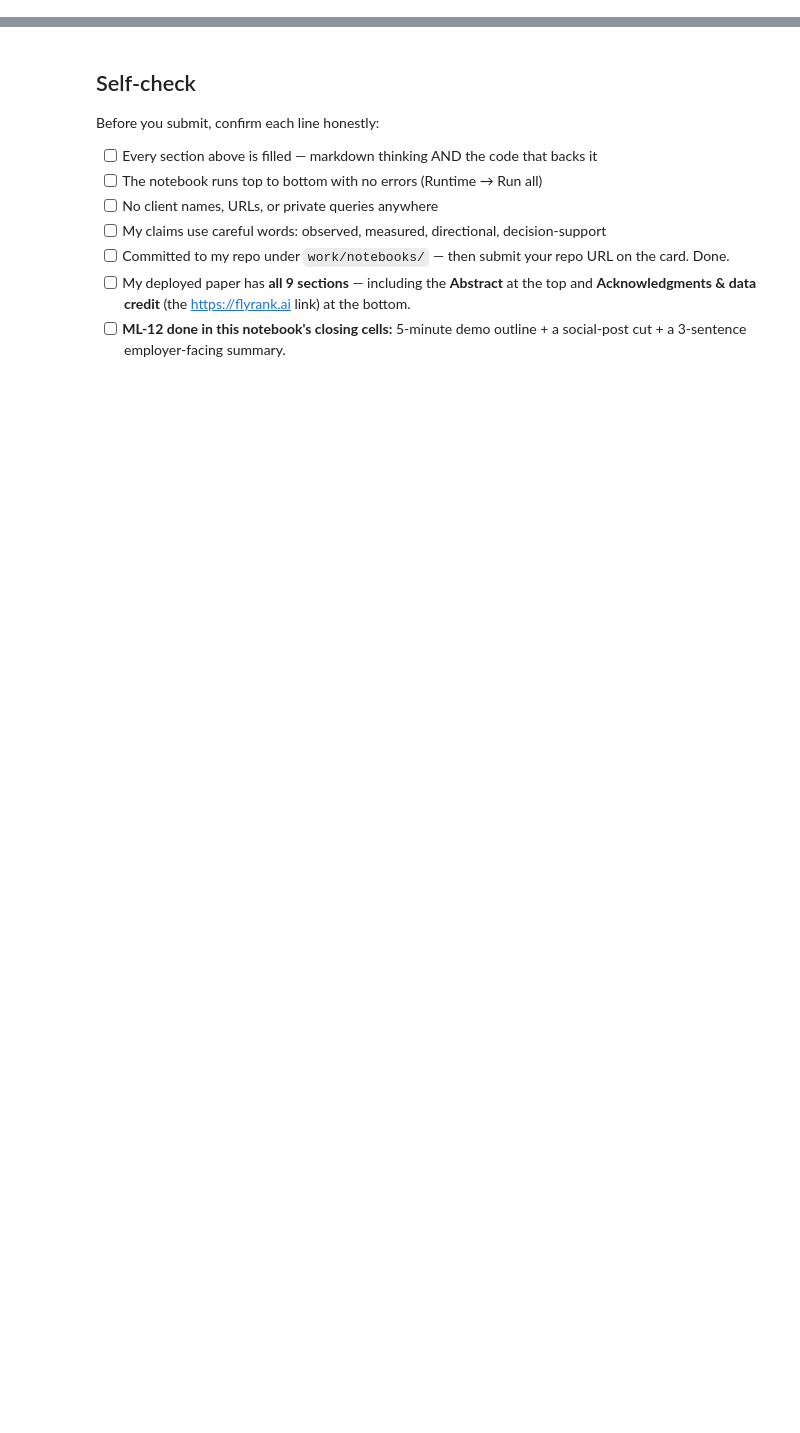
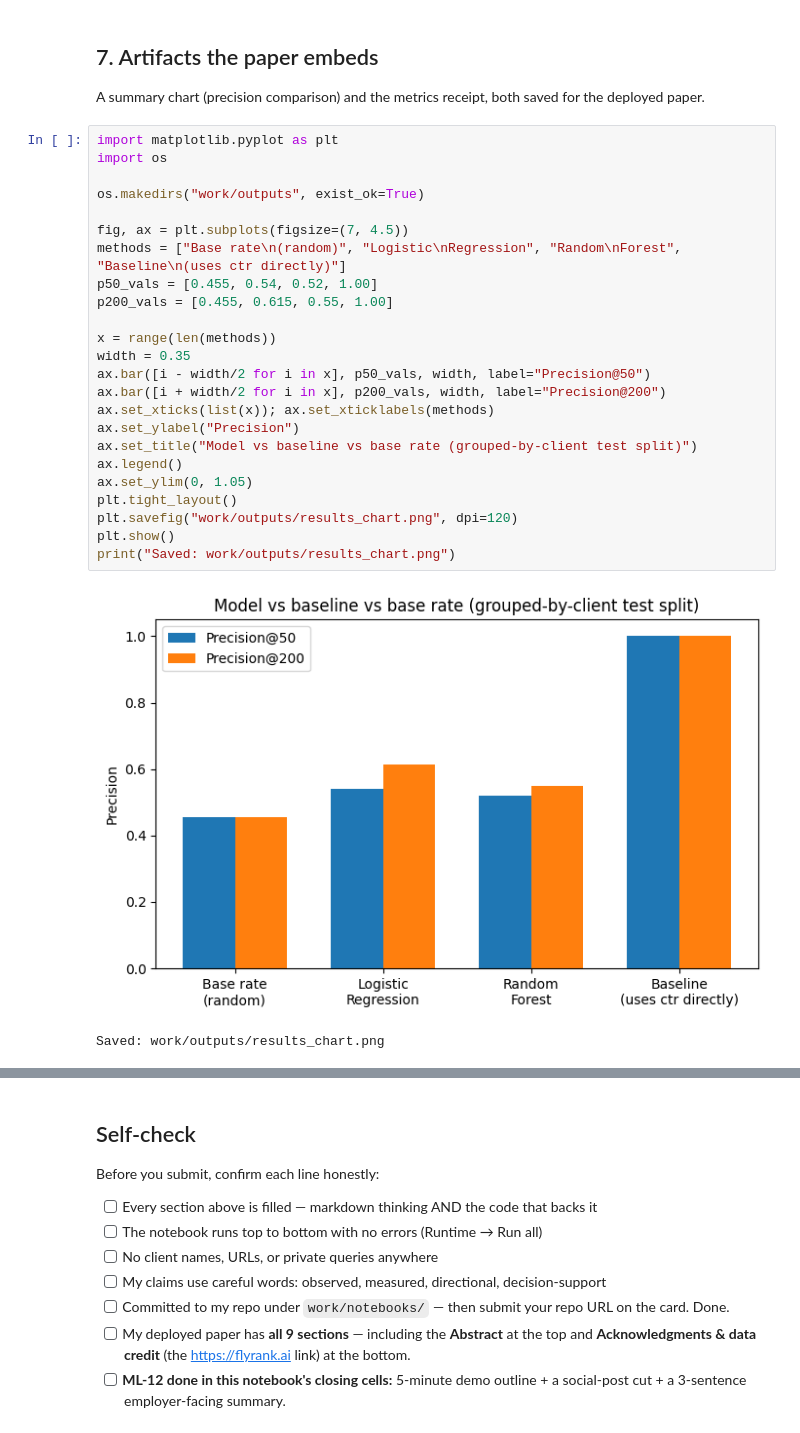
Before and after one commit to Seif-2/ML-week-1-FLY, a Jupyter notebook: work/notebooks/capstone.ipynb, the cells around one changed output, grey strips where cells are left out. Cells and saved outputs as stored; diff of their text form; blank space fills up the shorter version.

Commit message:
Capstone: w06 validation audit, w07 action playbook, capstone notebook, deployed paper

```diff
--- a/work/notebooks/capstone.ipynb
+++ b/work/notebooks/capstone.ipynb
@@ -36,0 +71,31 @@ This skeleton is yours to fill. Work the sections **in order** — each one has
+# %% [markdown]
+## 7. Artifacts the paper embeds
+
+A summary chart (precision comparison) and the metrics receipt, both saved for the deployed paper.
+# %%
+import matplotlib.pyplot as plt
+import os
+
+os.makedirs("work/outputs", exist_ok=True)
+
+fig, ax = plt.subplots(figsize=(7, 4.5))
+methods = ["Base rate\n(random)", "Logistic\nRegression", "Random\nForest", "Baseline\n(uses ctr directly)"]
+p50_vals = [0.455, 0.54, 0.52, 1.00]
+p200_vals = [0.455, 0.615, 0.55, 1.00]
+
+x = range(len(methods))
+width = 0.35
+ax.bar([i - width/2 for i in x], p50_vals, width, label="Precision@50")
+ax.bar([i + width/2 for i in x], p200_vals, width, label="Precision@200")
+ax.set_xticks(list(x)); ax.set_xticklabels(methods)
+ax.set_ylabel("Precision")
+ax.set_title("Model vs baseline vs base rate (grouped-by-client test split)")
+ax.legend()
+ax.set_ylim(0, 1.05)
+plt.tight_layout()
+plt.savefig("work/outputs/results_chart.png", dpi=120)
+plt.show()
+print("Saved: work/outputs/results_chart.png")
+# %% [output]
+[figure, added]
+Saved: work/outputs/results_chart.png
```
Also changed, not shown: parts of 15 cells of this notebook, 7 other files.
